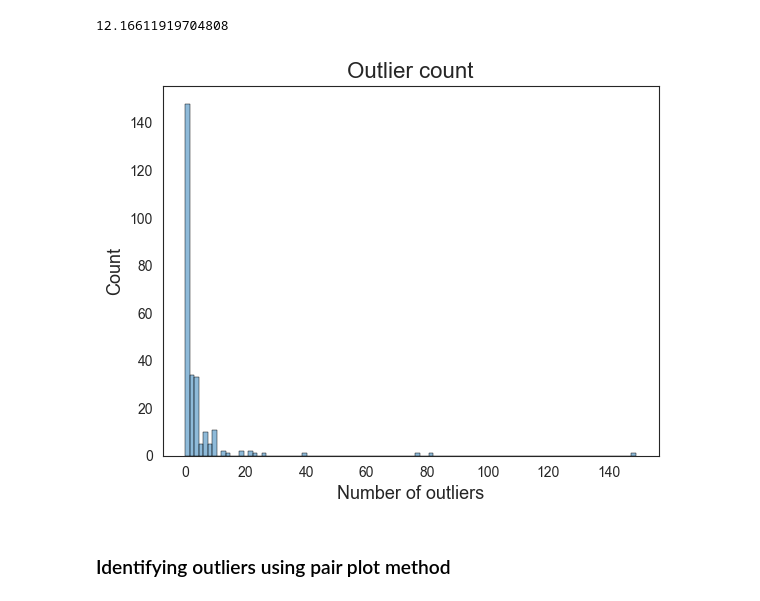
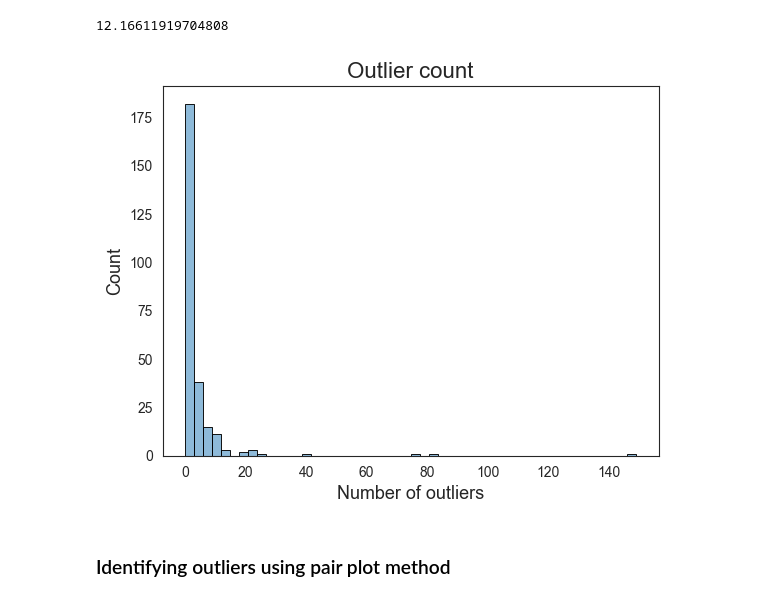
Before and after one commit to j-keung/multiomics-pathway-analysis, a Jupyter notebook: Protein_pre_processing.ipynb, the cells around one changed output. Drawn from its saved outputs; the diff is of its cells as text; code cells hidden in the pictures.

```diff
--- a/Protein_pre_processing.ipynb
+++ b/Protein_pre_processing.ipynb
@@ -470,16 +481,15 @@ outlier_df['Outlier number'].std()  #12.17
 12.16611919704808
 # %%
 #df_hist = df_impute.mean(axis = 0)
-sns.histplot(outlier_df, bins = 100,color='#BABAE2',edgecolor="k",legend=False)
+sns.histplot(outlier_df, bins = 50,color='#BABAE2',edgecolor="k",legend=False)
 
-#The mean value for each metabolite has been plotted
 plt.title('Outlier count',fontsize=16)
 plt.xlabel('Number of outliers',fontsize=13)
 plt.ylabel('Count',fontsize=13)
 
 #plt.savefig( 'Figures/outlier_histogram.png' , dpi=200,bbox_inches = 'tight' , pad_inches = 0.2 , facecolor='w')
 # %% [output]
-[figure, old version]
+[figure, new version]
 # %% [markdown]
 ### Identifying outliers using pair plot method
 # %%
```
Also changed, not shown: parts of 4 cells of this notebook, 5 other files.
